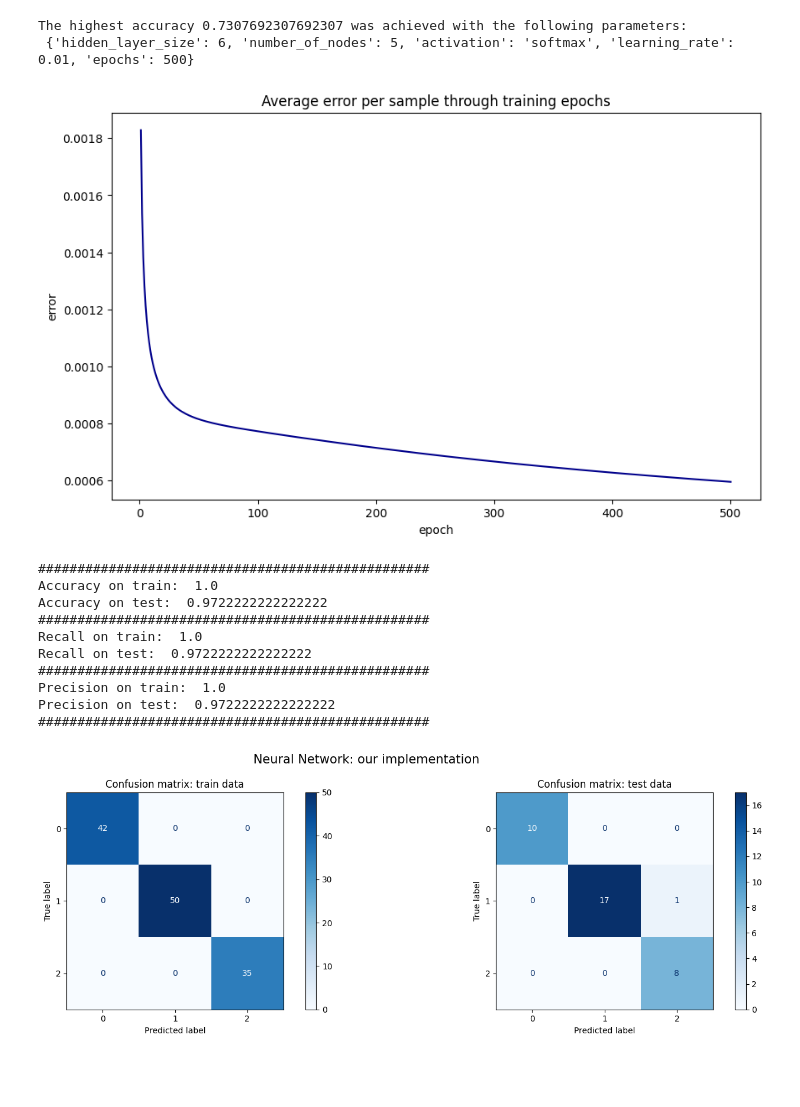
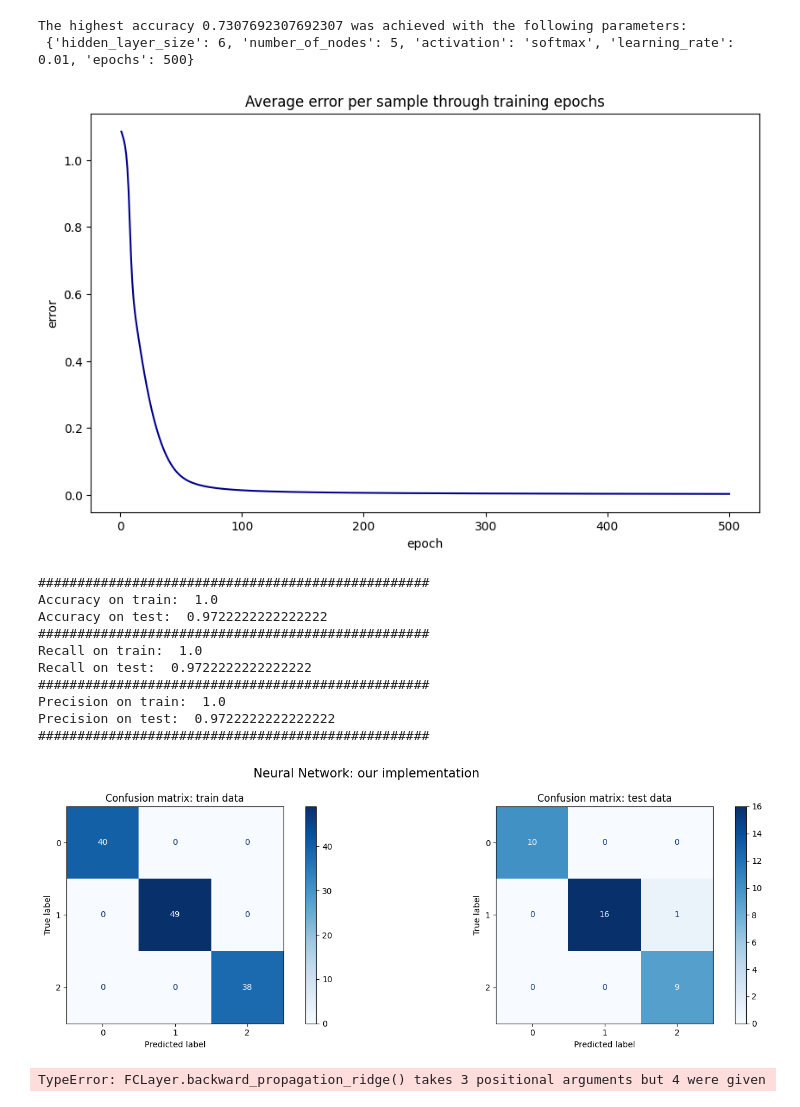
Before and after one commit to nadiaverdha/MachineLearningEx2, a Jupyter notebook: Ex2_wine.ipynb, the cells around one changed output. Cells and saved outputs as stored; diff of their text form; code cells hidden in the pictures; blank space fills up the shorter version.

```diff
--- a/Ex2_wine.ipynb
+++ b/Ex2_wine.ipynb
@@ -481,23 +481,23 @@ The highest accuracy 0.7307692307692307 was achieved with the following paramete
 # %%
 
 net = Network()
 net.add(FCLayer(13, 5,seed = seed))
 net.add(FCLayer(5, 5,seed = seed))
 net.add(FCLayer(5, 5,seed = seed))
 net.add(FCLayer(5, 5,seed = seed))
 net.add(FCLayer(5, 5,seed = seed))
 net.add(FCLayer(5, 3,seed = seed))
 net.add(ActivationLayer(softmax, softmax_prime))
 
 # train
-net_soft.use(categorical_cross_entropy, categorical_cross_entropy_prime)
+net.use(categorical_cross_entropy, categorical_cross_entropy_prime)
 
-err_vect_soft = net_soft.fit(X_train_standardized, y_train, epochs = 500,learning_rate=0.01)
-net_soft.plot_error_curve(err_vect_soft)
+err_vect = net.fit(X_train_standardized, y_train, epochs = 500,learning_rate=0.01)
+net.plot_error_curve(err_vect)
 # %% [output]
-[figure, old version]
+[figure, new version]
 # %%
-net_soft.nn_evaluate_one_hot(x_train= X_train_standardized, y_train=y_train, x_test=X_test_standardized, y_test=y_test, epochs=500, learning_rate=0.1)
+net.nn_evaluate_one_hot(x_train= X_train_standardized, y_train=y_train, x_test=X_test_standardized, y_test=y_test, epochs=500, learning_rate=0.1)
 # %% [output]
 ##################################################
 Accuracy on train:  1.0
@@ -509,4 +509,22 @@ Recall on test:  0.9722222222222222
 Precision on train:  1.0
 Precision on test:  0.9722222222222222
 ##################################################
-[figure, old version]
+[figure, new version]
+# %%
+seed =1234
+net = Network()
+net.add(FCLayer(13, 5,seed = seed))
+net.add(FCLayer(5, 5,seed = seed))
+net.add(FCLayer(5, 5,seed = seed))
+net.add(FCLayer(5, 5,seed = seed))
+net.add(FCLayer(5, 5,seed = seed))
+net.add(FCLayer(5, 3,seed = seed))
+net.add(ActivationLayer(softmax, softmax_prime))
+
+# train
+net.use(categorical_cross_entropy, categorical_cross_entropy_prime)
+
+err_vect = net.fit_plus_ridge(X_train_standardized, y_train, epochs = 500,learning_rate=0.01,reg_lambda = 0)
+net.plot_error_curve(err_vect)
+# %% [output]
+TypeError: FCLayer.backward_propagation_ridge() takes 3 positional arguments but 4 were given
```
Also changed, not shown: 1 other file.
